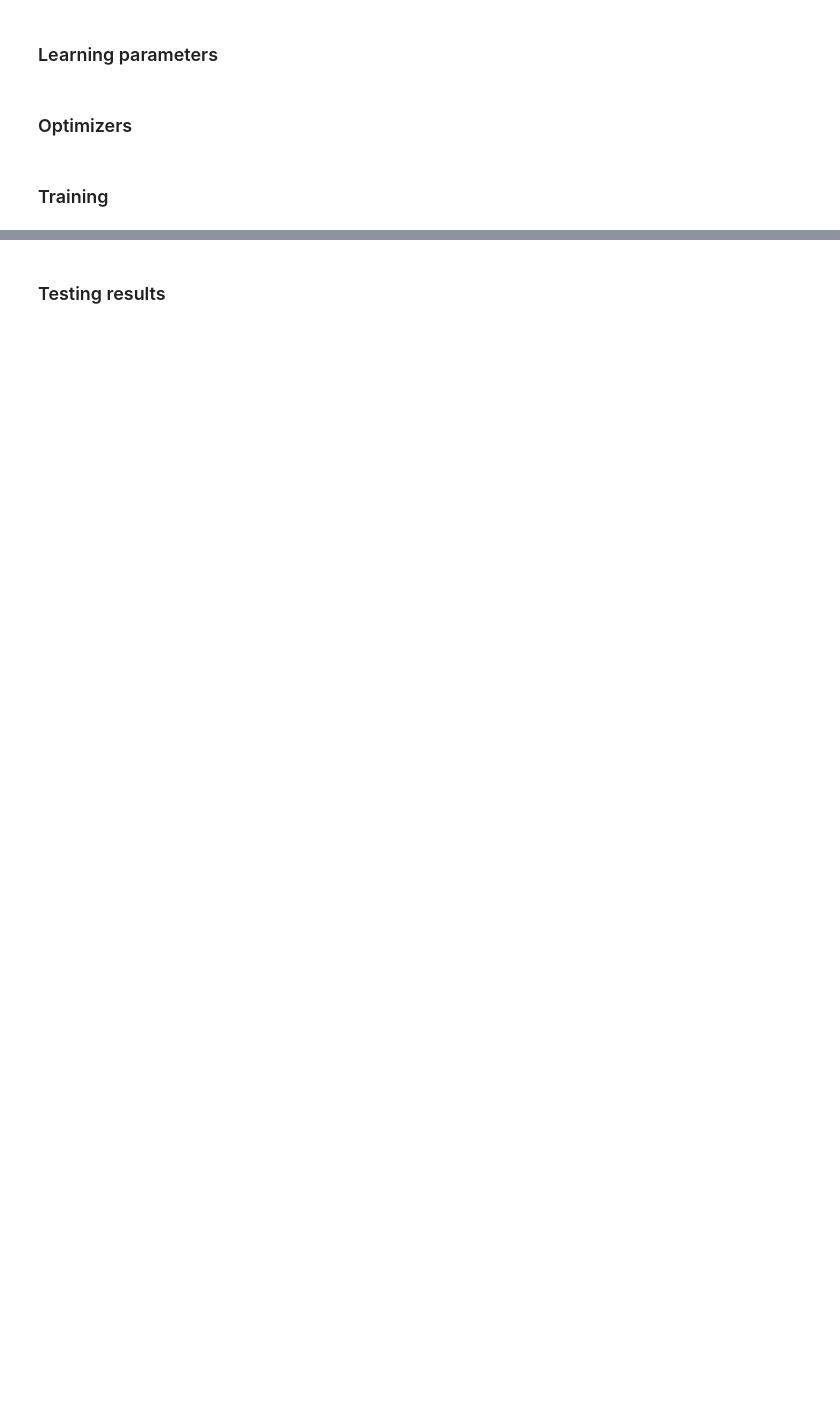
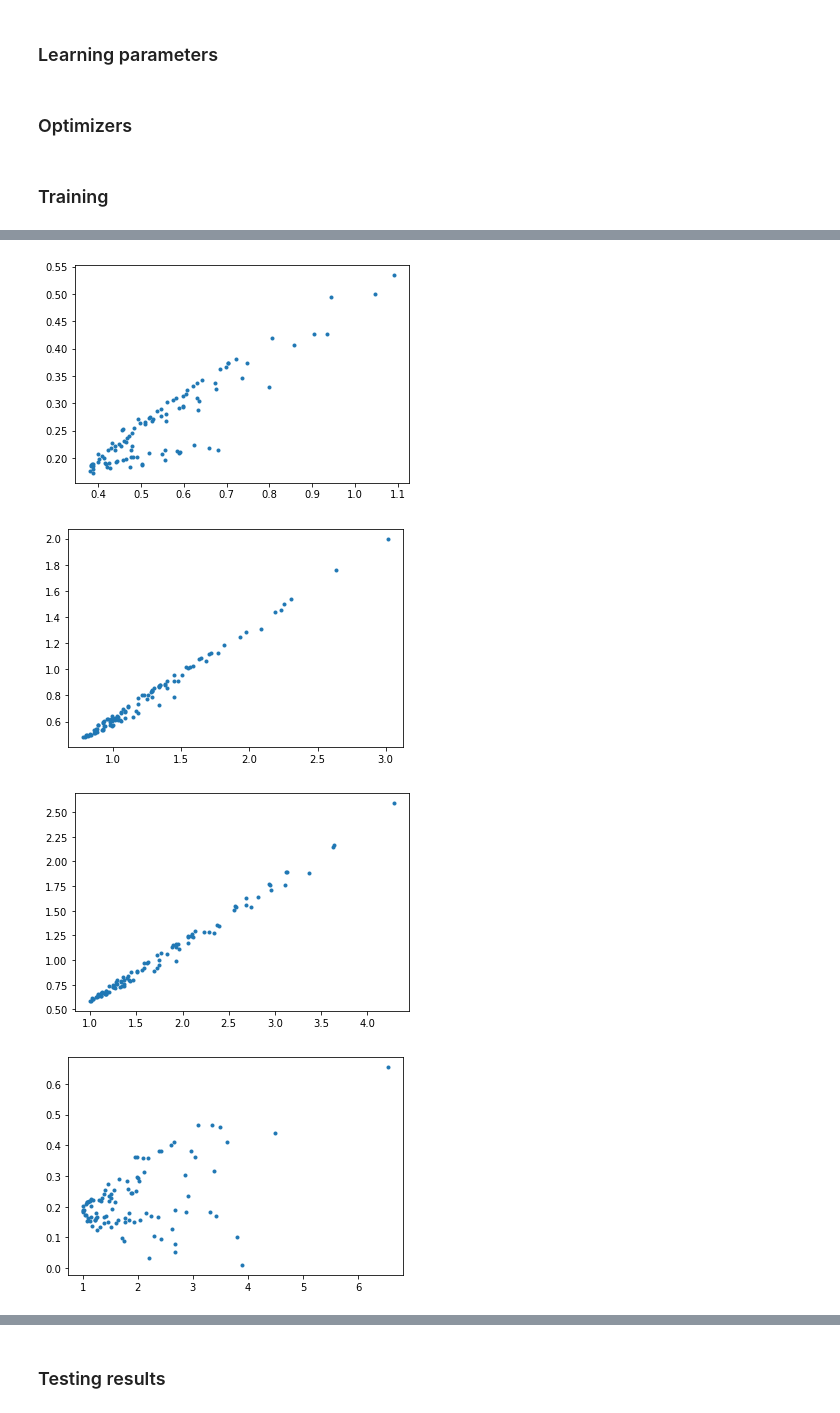
Before and after one commit to PeterWaIIace/AI_Excercises, a Jupyter notebook: gan.ipynb, the cells around one changed output, grey strips where cells are left out. Saved outputs shown, nothing was run; the diff lists cells and outputs as text; code cells hidden in the pictures; blank space fills up the shorter version.

```diff
--- a/gan.ipynb
+++ b/gan.ipynb
@@ -140,0 +104,16 @@ executing.executing.NotOneValueFound: Expected one value, found 0
+# %%
+gan.prepareTrainSet(batch_size,train_set)
+
+while not gan.finished():
+    results = gan.trainStep()
+    plt.figure(1)
+    plt.clf()
+    plt.plot(results[:, 0], results[:, 1], ".")
+    plt.show()
+
+print("DONE")
+# %% [output]
+[figure, added]
+[figure, added]
+[figure, added]
+[figure, added]
```
Also changed, not shown: parts of 6 cells of this notebook, 1 other file.
